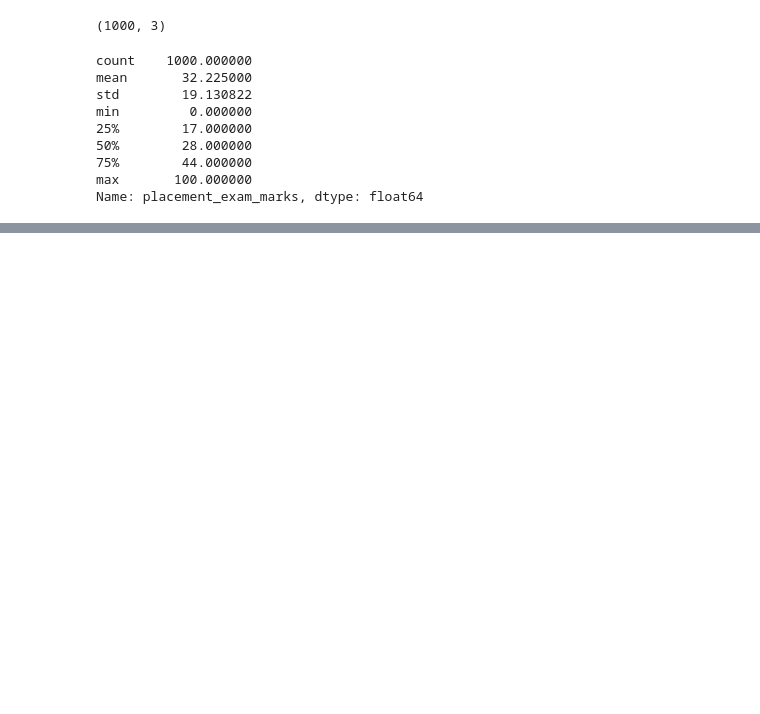
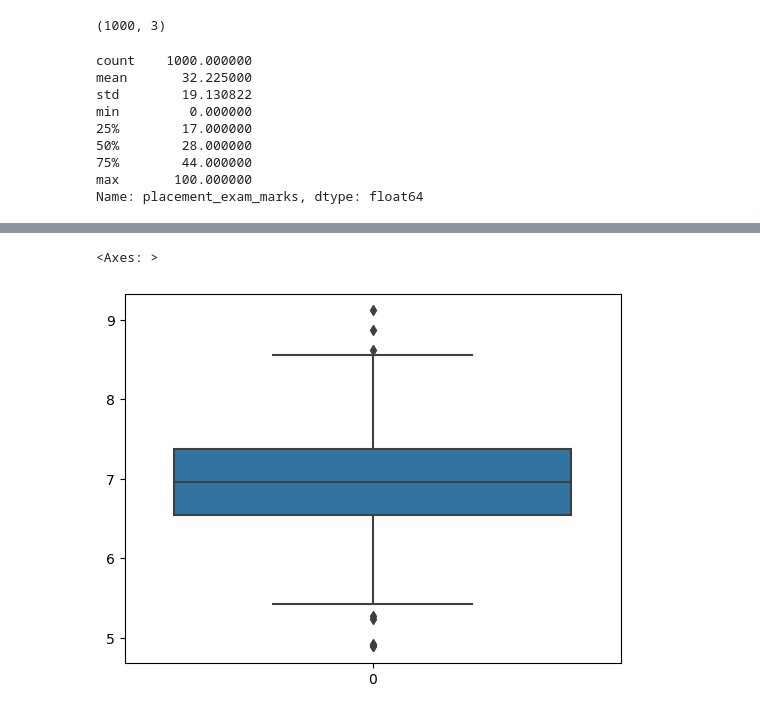
Before and after one commit to shiv-1234567/Feature-Engineering-, a Jupyter notebook: outlier detection.ipynb, the cells around one changed output, grey strips where cells are left out. Saved outputs shown, nothing was run; the diff lists cells and outputs as text; code cells hidden in the pictures; blank space fills up the shorter version.

```diff
--- a/outlier detection.ipynb
+++ b/outlier detection.ipynb
@@ -148,0 +150,5 @@ Name: placement_exam_marks, dtype: float64
+# %%
+sns.boxplot(df['cgpa'])
+# %% [output]
+<Axes: >
+[figure, added]
```
Also changed, not shown: parts of 17 cells of this notebook.
